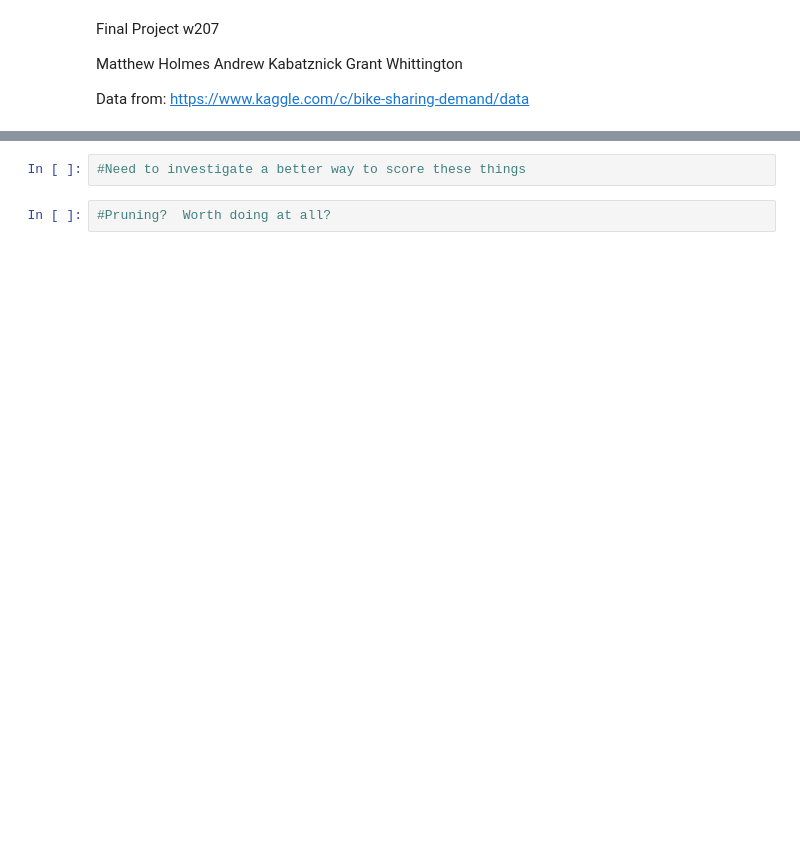
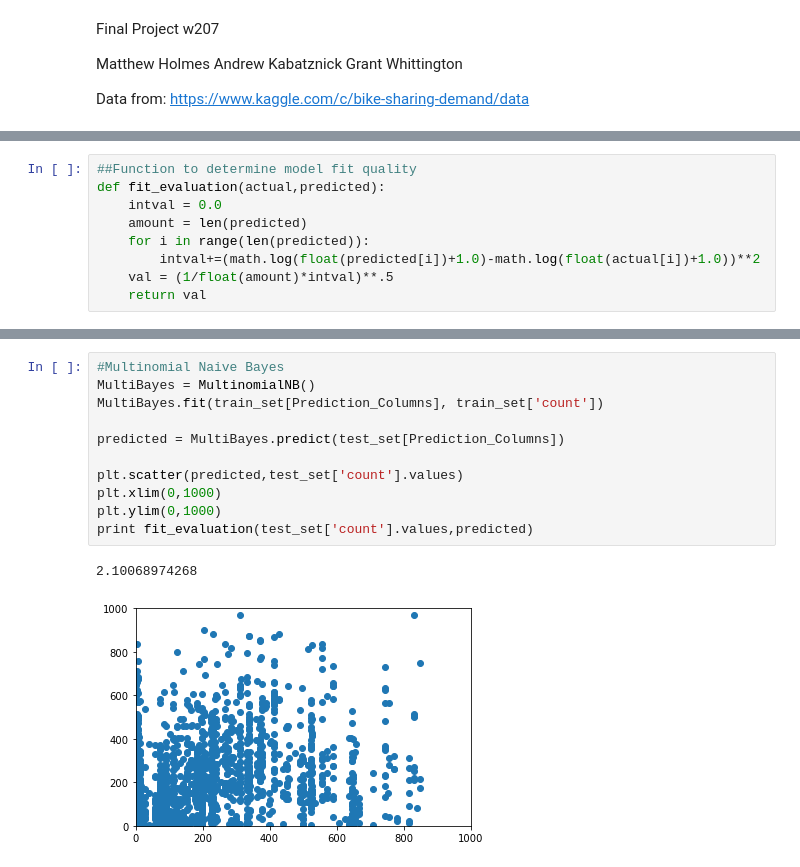
Before and after one commit to amkabatznick/W207_Final_Project, a Jupyter notebook: holmes_kabatznick_whittington_p4.ipynb, the cells around one changed output, grey strips where cells are left out. Drawn from its saved outputs; the diff is of its cells as text; blank space fills up the shorter version.

```diff
--- a/holmes_kabatznick_whittington_p4.ipynb
+++ b/holmes_kabatznick_whittington_p4.ipynb
@@ -104,0 +133,9 @@ def data_split(data,train_percent,dev_percent,is_random):
+# %%
+##Function to determine model fit quality
+def fit_evaluation(actual,predicted):
+    intval = 0.0
+    amount = len(predicted)
+    for i in range(len(predicted)):
+        intval+=(math.log(float(predicted[i])+1.0)-math.log(float(actual[i])+1.0))**2
+    val = (1/float(amount)*intval)**.5
+    return val
@@ -128,4 +164,14 @@ print DTree.score(dev_set[Prediction_Columns], dev_set['totalcount'])
-# %%
-#Need to investigate a better way to score these things
-# %%
-#Pruning?  Worth doing at all?
+# %%
+#Multinomial Naive Bayes
+MultiBayes = MultinomialNB()
+MultiBayes.fit(train_set[Prediction_Columns], train_set['count'])
+
+predicted = MultiBayes.predict(test_set[Prediction_Columns])
+
+plt.scatter(predicted,test_set['count'].values)
+plt.xlim(0,1000)
+plt.ylim(0,1000)
+print fit_evaluation(test_set['count'].values,predicted)
+# %% [output]
+2.10068974268
+[figure, added]
```
Also changed, not shown: parts of 15 cells of this notebook.
